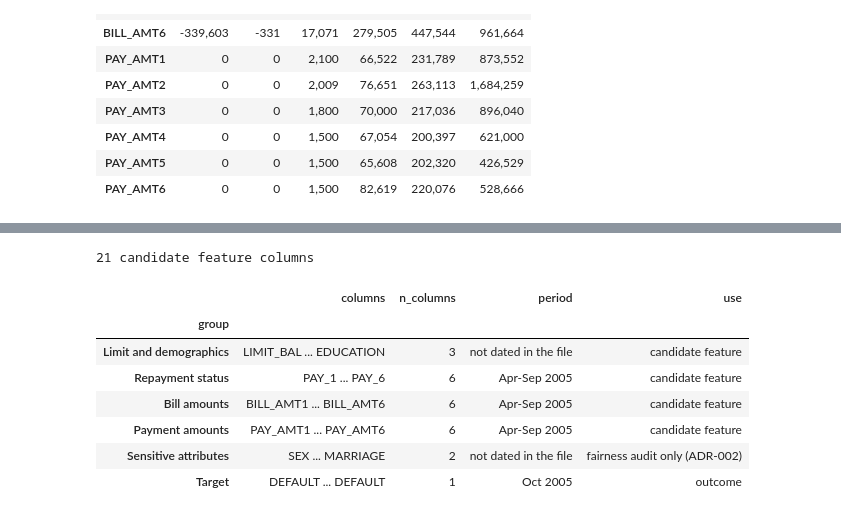
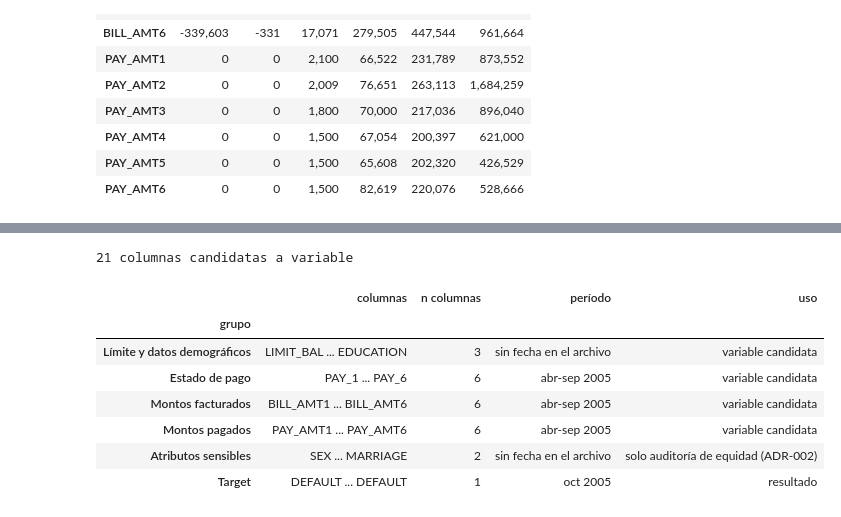
Before and after one commit to caleb9898/Credit-risk-scorecard-collections, a Jupyter notebook: notebooks/01_eda.ipynb, the cells around one changed output, grey strips where cells are left out. Drawn from its saved outputs; the diff is of its cells as text; code cells hidden in the pictures.

```diff
--- a/notebooks/01_eda.ipynb
+++ b/notebooks/01_eda.ipynb
@@ -549,42 +609,42 @@ The table lists each group of columns, the period it describes and how it is use
 # %%
 groups = {
-    "Limit and demographics": ["LIMIT_BAL", "AGE", "EDUCATION"],
-    "Repayment status": PAY_COLS,
-    "Bill amounts": BILL_COLS,
-    "Payment amounts": PAYAMT_COLS,
-    "Sensitive attributes": SENSITIVE_COLS,
+    "Límite y datos demográficos": ["LIMIT_BAL", "AGE", "EDUCATION"],
+    "Estado de pago": PAY_COLS,
+    "Montos facturados": BILL_COLS,
+    "Montos pagados": PAYAMT_COLS,
+    "Atributos sensibles": SENSITIVE_COLS,
     "Target": [TARGET],
 }
 period = {
-    "Limit and demographics": "not dated in the file",
-    "Repayment status": "Apr-Sep 2005",
-    "Bill amounts": "Apr-Sep 2005",
-    "Payment amounts": "Apr-Sep 2005",
-    "Sensitive attributes": "not dated in the file",
-    "Target": "Oct 2005",
+    "Límite y datos demográficos": "sin fecha en el archivo",
+    "Estado de pago": "abr-sep 2005",
+    "Montos facturados": "abr-sep 2005",
+    "Montos pagados": "abr-sep 2005",
+    "Atributos sensibles": "sin fecha en el archivo",
+    "Target": "oct 2005",
 }
 rows = []
 for group, group_columns in groups.items():
     is_candidate = all(c in CANDIDATE_FEATURE_COLS for c in group_columns)
-    use = "candidate feature" if is_candidate else "fairness audit only (ADR-002)"
+    use = "variable candidata" if is_candidate else "solo auditoría de equidad (ADR-002)"
     rows.append(
         {
-            "group": group,
-            "columns": f"{group_columns[0]} ... {group_columns[-1]}",
-            "n_columns": len(group_columns),
-            "period": period[group],
-            "use": "outcome" if group == "Target" else use,
+            "grupo": group,
+            "columnas": f"{group_columns[0]} ... {group_columns[-1]}",
+            "n columnas": len(group_columns),
+            "período": period[group],
+            "uso": "resultado" if group == "Target" else use,
         }
     )
-print(f"{len(CANDIDATE_FEATURE_COLS)} candidate feature columns")
-display(pd.DataFrame(rows).set_index("group"))
+print(f"{len(CANDIDATE_FEATURE_COLS)} columnas candidatas a variable")
+display(pd.DataFrame(rows).set_index("grupo"))
 # %% [output]
-21 candidate feature columns
+21 columnas candidatas a variable
-|  | columns | n_columns | period | use |
-| group |  |  |  |  |
-| Limit and demographics | LIMIT_BAL ... EDUCATION | 3 | not dated in the file | candidate feature |
-| Repayment status | PAY_1 ... PAY_6 | 6 | Apr-Sep 2005 | candidate feature |
-| Bill amounts | BILL_AMT1 ... BILL_AMT6 | 6 | Apr-Sep 2005 | candidate feature |
-| Payment amounts | PAY_AMT1 ... PAY_AMT6 | 6 | Apr-Sep 2005 | candidate feature |
-| Sensitive attributes | SEX ... MARRIAGE | 2 | not dated in the file | fairness audit only (ADR-002) |
-| Target | DEFAULT ... DEFAULT | 1 | Oct 2005 | outcome |
+|  | columnas | n columnas | período | uso |
+| grupo |  |  |  |  |
+| Límite y datos demográficos | LIMIT_BAL ... EDUCATION | 3 | sin fecha en el archivo | variable candidata |
+| Estado de pago | PAY_1 ... PAY_6 | 6 | abr-sep 2005 | variable candidata |
+| Montos facturados | BILL_AMT1 ... BILL_AMT6 | 6 | abr-sep 2005 | variable candidata |
+| Montos pagados | PAY_AMT1 ... PAY_AMT6 | 6 | abr-sep 2005 | variable candidata |
+| Atributos sensibles | SEX ... MARRIAGE | 2 | sin fecha en el archivo | solo auditoría de equidad (ADR-002) |
+| Target | DEFAULT ... DEFAULT | 1 | oct 2005 | resultado |
```
Also changed, not shown: parts of 73 cells of this notebook, 8 other files.
